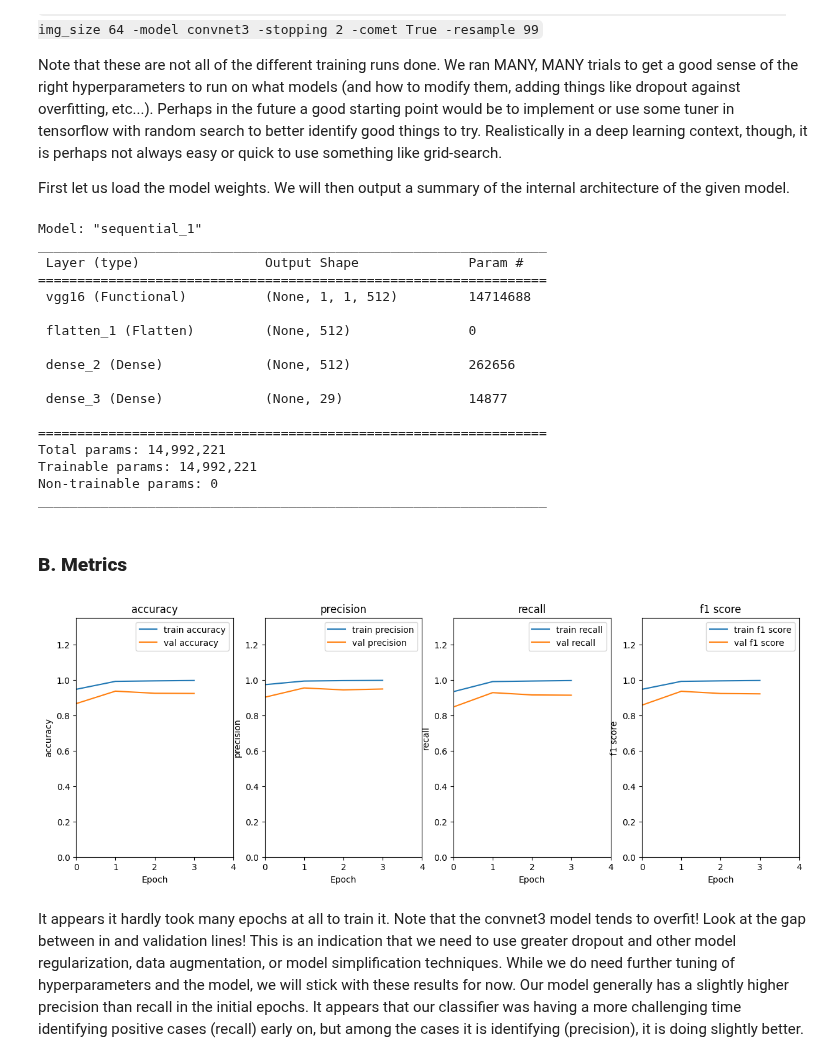
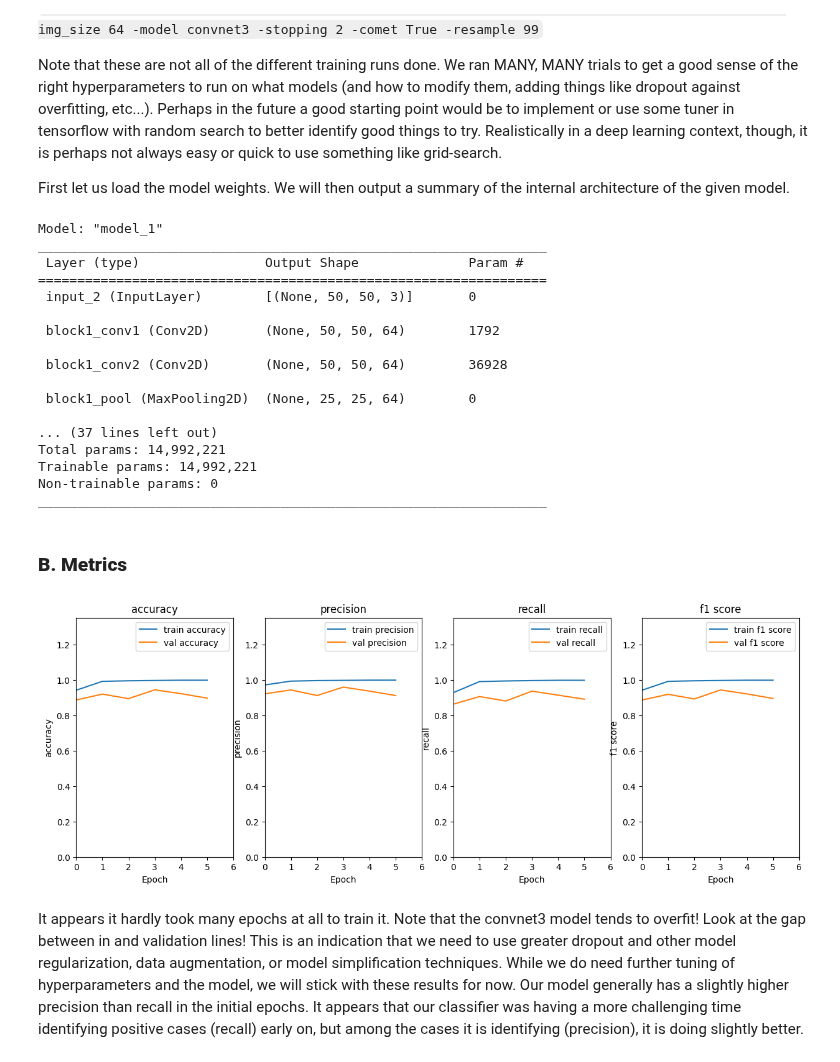
Before and after one commit to Joeshmoe03/ASL-classification, a Jupyter notebook: end_to_end.ipynb, the cells around one changed output. Saved outputs shown, nothing was run; the diff lists cells and outputs as text; code cells hidden in the pictures.

Commit message:
fixed and retrained vgg to allow feature map visualization

```diff
--- a/end_to_end.ipynb
+++ b/end_to_end.ipynb
@@ -81,11 +82,11 @@ We use tensorflow's ImageDataGenerator to take all of our data in the data folde
 **NOTE**: feel free to select which model to load in the following cell.
 # %%
 convnet3 = os.path.join('temp', 'convnet3_adam_categorical_crossentropy_lr0.001_mo9e-06_rs9964', 'convnet3.h5')
-vgg = os.path.join('temp', 'vgg_adam_categorical_crossentropy_lr0.001_mo9e-06_rs9932', 'vgg.h5')
-vgg_best = os.path.join('temp', 'vgg_adam_categorical_crossentropy_lr0.0001_mo9e-06_rs9950', 'vgg.h5')
+vgg = os.path.join('temp', 'vgg_adam_categorical_crossentropy_lr0.001_mo9e-06_rs132', 'vgg.h5')
+vgg_best = os.path.join('temp', 'vgg_adam_categorical_crossentropy_lr0.0001_mo9e-06_rs150', 'vgg.h5')
 
 # NOTE: FEEL FREE TO CHANGE THIS TO TEST OTHER MODELS (see options above)
-test_model = convnet3
+test_model = vgg_best
 
 batch_size = 32
 
@@ -97,12 +98,12 @@ if test_model == convnet3:
 elif test_model == vgg:
     img_size = (32, 32)
     color = 'rgb'
-    random_seed = 99
+    random_seed = 1
     val_split = 0.2
 elif test_model == vgg_best:
     img_size = (50, 50)
     color = 'rgb'
-    random_seed = 99
+    random_seed = 1
     val_split = 0.2
 
 class_names = ['A', 'B', 'C', 'D', 'E', 'F', 'G', 'H', 'I', 'J', 'K', 'L', 'M', 'N', 'O', 'P', 'Q', 'R', 'S', 'T', 'U', 'V', 'W', 'X', 'Y', 'Z', 'del', 'nothing', 'space']
@@ -537,9 +538,6 @@ Note that these are not all of the different training runs done. We ran MANY, MA
 
 First let us load the model weights. We will then output a summary of the internal architecture of the given model.
 # %%
-from model.simpleModel import ConvNet3
-from model.vgg import Vgg16
-
 # Create an instance of your class-based model
 if test_model == convnet3:
     model = ConvNet3(num_classes=29, input_shape=(64, 64, 3))
@@ -558,19 +556,19 @@ model.summary()
 # Load the weights into the model
 model.load_weights(test_model)
 # %% [output]
-Model: "sequential_1"
+Model: "model_1"
 _________________________________________________________________
  Layer (type)                Output Shape              Param #
 =================================================================
- vgg16 (Functional)          (None, 1, 1, 512)         14714688
+ input_2 (InputLayer)        [(None, 50, 50, 3)]       0
 
- flatten_1 (Flatten)         (None, 512)               0
+ block1_conv1 (Conv2D)       (None, 50, 50, 64)        1792
 
- dense_2 (Dense)             (None, 512)               262656
+ block1_conv2 (Conv2D)       (None, 50, 50, 64)        36928
 
- dense_3 (Dense)             (None, 29)                14877
+ block1_pool (MaxPooling2D)  (None, 25, 25, 64)        0
 
-=================================================================
+... (37 lines left out)
 Total params: 14,992,221
 Trainable params: 14,992,221
 Non-trainable params: 0
@@ -583,41 +581,41 @@ if test_model == convnet3:
     with open(os.path.join('temp', 'convnet3_adam_categorical_crossentropy_lr0.001_mo9e-06_rs9964', 'trainhistory.json'), 'r') as f:
         history = json.load(f)
 elif test_model == vgg:
-    with open(os.path.join('temp', 'vgg_adam_categorical_crossentropy_lr0.001_mo9e-06_rs9932', 'trainhistory.json'), 'r') as f:
+    with open(os.path.join('temp', 'vgg_adam_categorical_crossentropy_lr0.001_mo9e-06_rs132', 'trainhistory.json'), 'r') as f:
         history = json.load(f)
 elif test_model == vgg_best:
-    with open(os.path.join('temp', 'vgg_adam_categorical_crossentropy_lr0.0001_mo9e-06_rs9950', 'trainhistory.json'), 'r') as f:
+    with open(os.path.join('temp', 'vgg_adam_categorical_crossentropy_lr0.0001_mo9e-06_rs150', 'trainhistory.json'), 'r') as f:
         history = json.load(f)
 
 def plot_metric(ax, metric_name: str, train_metric, val_metric):
     '''
     Function to plot the training and validation metric.
     '''
     # Source on how I figured out how to do this: https://matplotlib.org/stable/gallery/subplots_axes_and_figures/subplots_demo.html
     ax.plot(train_metric, label=f'train {metric_name}')
     ax.plot(val_metric, label=f'val {metric_name}')
     ax.set_title(metric_name)
     ax.set_xlabel('Epoch')
     ax.set_ylabel(metric_name)
     ax.legend()
 
     # set the x-axis limit to the length of the training
     ax.set_xlim([0, len(train_metric)])
 
     # set according to the highest metric line.
     ax.set_ylim([0, 1.35])
 
 # Plot the training history
 fig, ax = plt.subplots(1, 4, figsize=(15, 5))
 
 # plot all metrics
 plot_metric(ax[0], 'accuracy', history['accuracy'], history['val_accuracy'])
 plot_metric(ax[1], 'precision', history['precision'], history['val_precision'])
 plot_metric(ax[2], 'recall', history['recall'], history['val_recall'])
 plot_metric(ax[3], 'f1 score', history['f1_score'], history['val_f1_score'])
 plt.show()
 # %% [output]
-[figure, old version]
+[figure, new version]
 # %% [markdown]
 It appears it hardly took many epochs at all to train it. Note that the convnet3 model tends to overfit! Look at the gap between in and validation lines! This is an indication that we need to use greater dropout and other model regularization, data augmentation, or model simplification techniques. While we do need further tuning of hyperparameters and the model, we will stick with these results for now. Our model generally has a slightly higher precision than recall in the initial epochs. It appears that our classifier was having a more challenging time identifying positive cases (recall) early on, but among the cases it is identifying (precision), it is doing slightly better.
 # %% [markdown]
```
Also changed, not shown: parts of 8 cells of this notebook, 9 other files.
